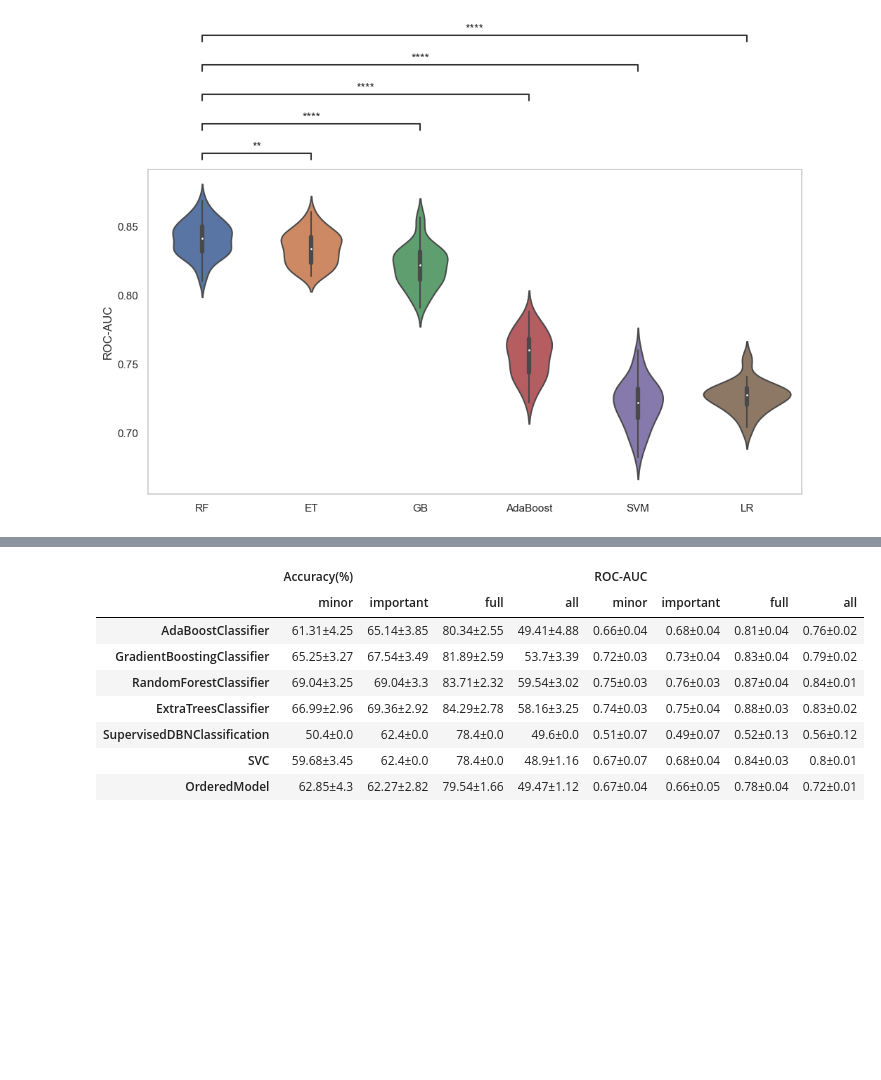
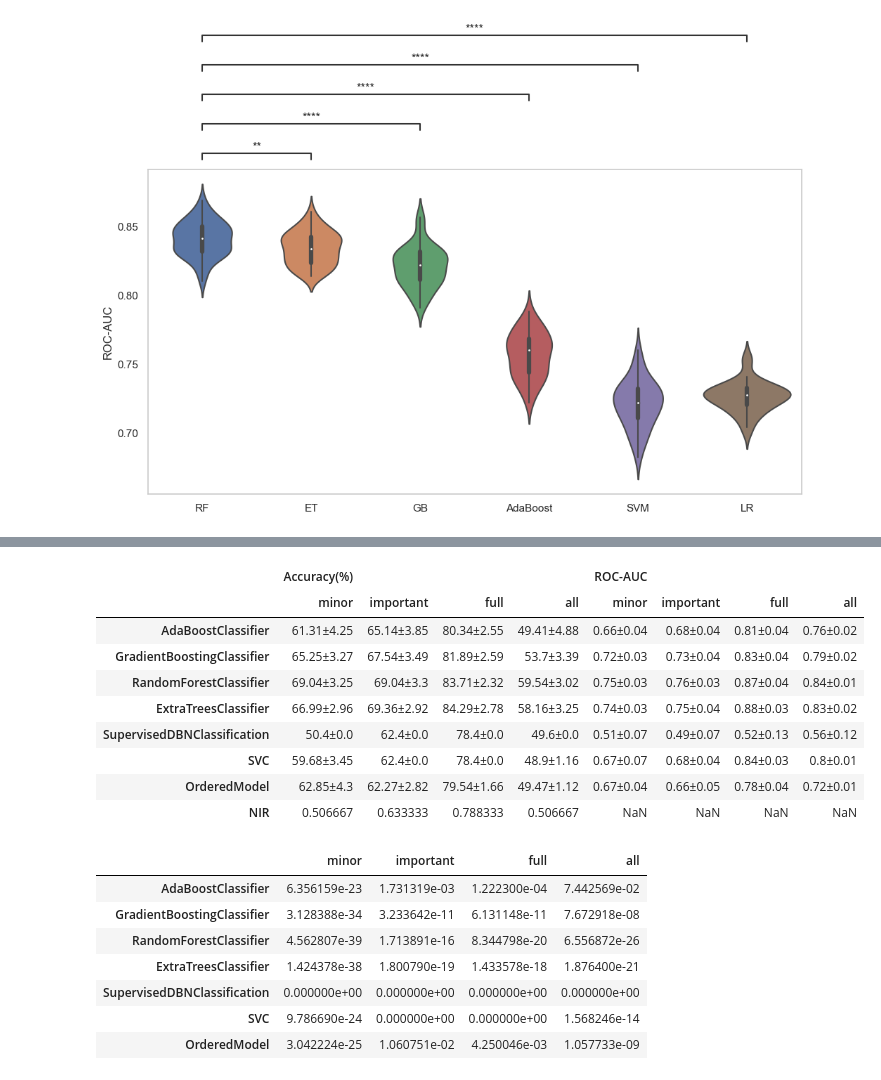
Before and after one commit to LMH0066/SSNHL, a Jupyter notebook: analyse/stable_test_analyse.ipynb, the cells around one changed output, grey strips where cells are left out. Drawn from its saved outputs; the diff is of its cells as text; code cells hidden in the pictures; blank space fills up the shorter version.

```diff
--- a/analyse/stable_test_analyse.ipynb
+++ b/analyse/stable_test_analyse.ipynb
@@ -422,3 +422,10 @@ RandomForestClassifier vs. AdaBoostClassifier: Mann-Whitney-Wilcoxon test two-si
 RandomForestClassifier vs. SVC: Mann-Whitney-Wilcoxon test two-sided, P_val:7.063e-18 U_stat=2.500e+03
 RandomForestClassifier vs. OrderedModel: Mann-Whitney-Wilcoxon test two-sided, P_val:7.066e-18 U_stat=2.500e+03
 [figure]
+# %%
+from SSNHL.util import load_data
+
+
+raw_data = load_data('../raw_data/all.xlsx', preprocess_func=None)
+raw_data = raw_data.rename(columns={'prognostic(no_recovery=0, minor_recovery=1, important_recovery=2, full_recovery=3)': 'prognostic'})
+raw_data
@@ -425,10 +447,27 @@ RandomForestClassifier vs. OrderedModel: Mann-Whitney-Wilcoxon test two-sided, P
 # %%
+from scipy import stats
+
+
 def get_comprehensive_comparison(acc, roc):
     acc_result = pd.DataFrame()
+    NIR_ttest_pvalue = pd.DataFrame()
     for target in ['minor', 'important', 'full', 'all']:
         _acc = pd.DataFrame(acc[target].mean(), columns=[target])
         _acc = (round(_acc * 100, 2)).astype(str)
         _acc[target] += '±' + (round(acc[target].std() * 100, 2)).astype(str)
+
+        if target != "all":
+            x = 0 if target == "minor" else 1 if target == "important" else 2
+            count_greater = raw_data[raw_data["prognostic"] > x]["prognostic"].count()
+            count_less = raw_data[raw_data["prognostic"] <= x]["prognostic"].count()
+            NIR = max(count_greater, count_less) / raw_data["prognostic"].count()
+        elif target == "all":
+            NIR = raw_data["prognostic"].value_counts().max() / raw_data["prognostic"].count()
+        _acc.loc["NIR", target] = NIR
+        for _method in acc[target].columns:
+            _, p_value = stats.ttest_1samp(acc[target][_method], NIR)
+            NIR_ttest_pvalue.loc[_method, target] = p_value
+
         acc_result = pd.concat([acc_result, _acc], axis=1)
     acc_result.columns = pd.MultiIndex.from_product([['Accuracy(%)'], acc_result.columns])
 
@@ -447,19 +486,30 @@ def get_comprehensive_comparison(acc, roc):
     roc_auc_result.columns = pd.MultiIndex.from_product([['ROC-AUC'], roc_auc_result.columns])
 
     comprehensive_result = pd.concat([acc_result, roc_auc_result], axis=1)
-    return comprehensive_result
+    return comprehensive_result, NIR_ttest_pvalue
 # %%
-comprehensive_result = get_comprehensive_comparison(control_acc, control_roc)
+comprehensive_result, NIR_ttest_pvalue = get_comprehensive_comparison(control_acc, control_roc)
 comprehensive_result.to_csv('../output/control/comprehensive_comparison.csv')
-comprehensive_result
+display(comprehensive_result)
+NIR_ttest_pvalue.to_csv('../output/control/NIR_ttest_pvalue.csv')
+display(NIR_ttest_pvalue)
 # %% [output]
 |  | Accuracy(%) |  |  |  | ROC-AUC |  |  |  |
 |  | minor | important | full | all | minor | important | full | all |
 | AdaBoostClassifier | 61.31±4.25 | 65.14±3.85 | 80.34±2.55 | 49.41±4.88 | 0.66±0.04 | 0.68±0.04 | 0.81±0.04 | 0.76±0.02 |
 | GradientBoostingClassifier | 65.25±3.27 | 67.54±3.49 | 81.89±2.59 | 53.7±3.39 | 0.72±0.03 | 0.73±0.04 | 0.83±0.04 | 0.79±0.02 |
 | RandomForestClassifier | 69.04±3.25 | 69.04±3.3 | 83.71±2.32 | 59.54±3.02 | 0.75±0.03 | 0.76±0.03 | 0.87±0.04 | 0.84±0.01 |
 | ExtraTreesClassifier | 66.99±2.96 | 69.36±2.92 | 84.29±2.78 | 58.16±3.25 | 0.74±0.03 | 0.75±0.04 | 0.88±0.03 | 0.83±0.02 |
 | SupervisedDBNClassification | 50.4±0.0 | 62.4±0.0 | 78.4±0.0 | 49.6±0.0 | 0.51±0.07 | 0.49±0.07 | 0.52±0.13 | 0.56±0.12 |
 | SVC | 59.68±3.45 | 62.4±0.0 | 78.4±0.0 | 48.9±1.16 | 0.67±0.07 | 0.68±0.04 | 0.84±0.03 | 0.8±0.01 |
 | OrderedModel | 62.85±4.3 | 62.27±2.82 | 79.54±1.66 | 49.47±1.12 | 0.67±0.04 | 0.66±0.05 | 0.78±0.04 | 0.72±0.01 |
+| NIR | 0.506667 | 0.633333 | 0.788333 | 0.506667 | NaN | NaN | NaN | NaN |
+|  | minor | important | full | all |
+| AdaBoostClassifier | 6.356159e-23 | 1.731319e-03 | 1.222300e-04 | 7.442569e-02 |
+| GradientBoostingClassifier | 3.128388e-34 | 3.233642e-11 | 6.131148e-11 | 7.672918e-08 |
+| RandomForestClassifier | 4.562807e-39 | 1.713891e-16 | 8.344798e-20 | 6.556872e-26 |
+| ExtraTreesClassifier | 1.424378e-38 | 1.800790e-19 | 1.433578e-18 | 1.876400e-21 |
+| SupervisedDBNClassification | 0.000000e+00 | 0.000000e+00 | 0.000000e+00 | 0.000000e+00 |
+| SVC | 9.786690e-24 | 0.000000e+00 | 0.000000e+00 | 1.568246e-14 |
+| OrderedModel | 3.042224e-25 | 1.060751e-02 | 4.250046e-03 | 1.057733e-09 |
 # %%
```
Also changed, not shown: parts of 3 cells of this notebook, 3 other files.
